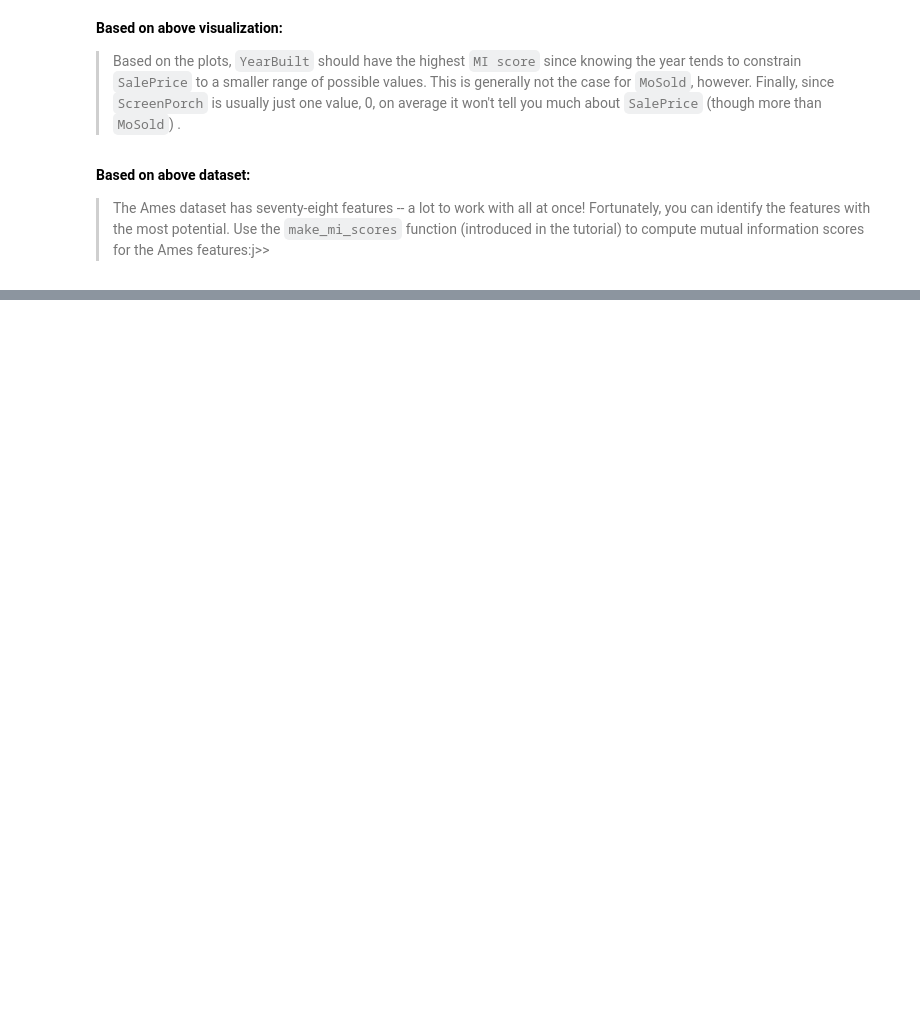
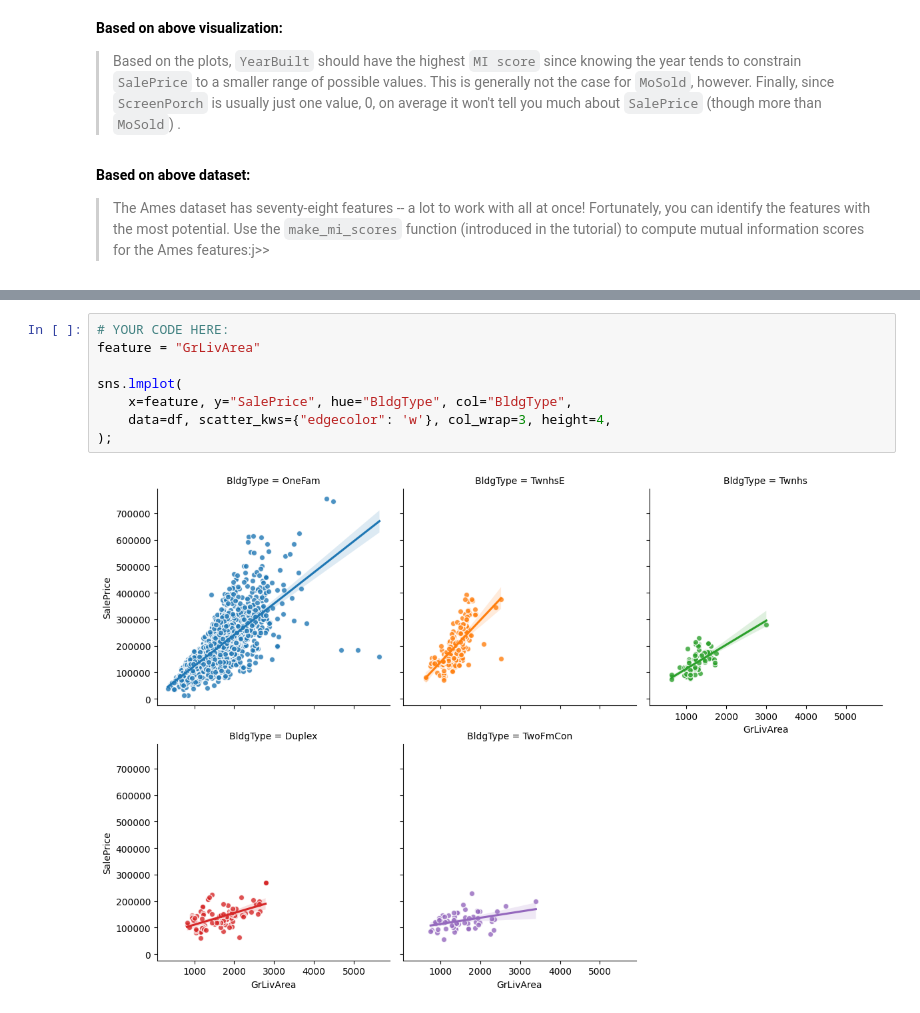
Before and after one commit to plipustel/Kaggle, a Jupyter notebook: MutualInformation/5-mi-ames.ipynb, the cells around one changed output, grey strips where cells are left out. Drawn from its saved outputs; the diff is of its cells as text; blank space fills up the shorter version.

```diff
--- a/MutualInformation/5-mi-ames.ipynb
+++ b/MutualInformation/5-mi-ames.ipynb
@@ -49,0 +124,10 @@ __Based on above visualization:__
+# %%
+# YOUR CODE HERE:
+feature = "GrLivArea"
+
+sns.lmplot(
+    x=feature, y="SalePrice", hue="BldgType", col="BldgType",
+    data=df, scatter_kws={"edgecolor": 'w'}, col_wrap=3, height=4,
+);
+# %% [output]
+[figure, added]
```
Also changed, not shown: parts of 9 cells of this notebook, 1 other file.
